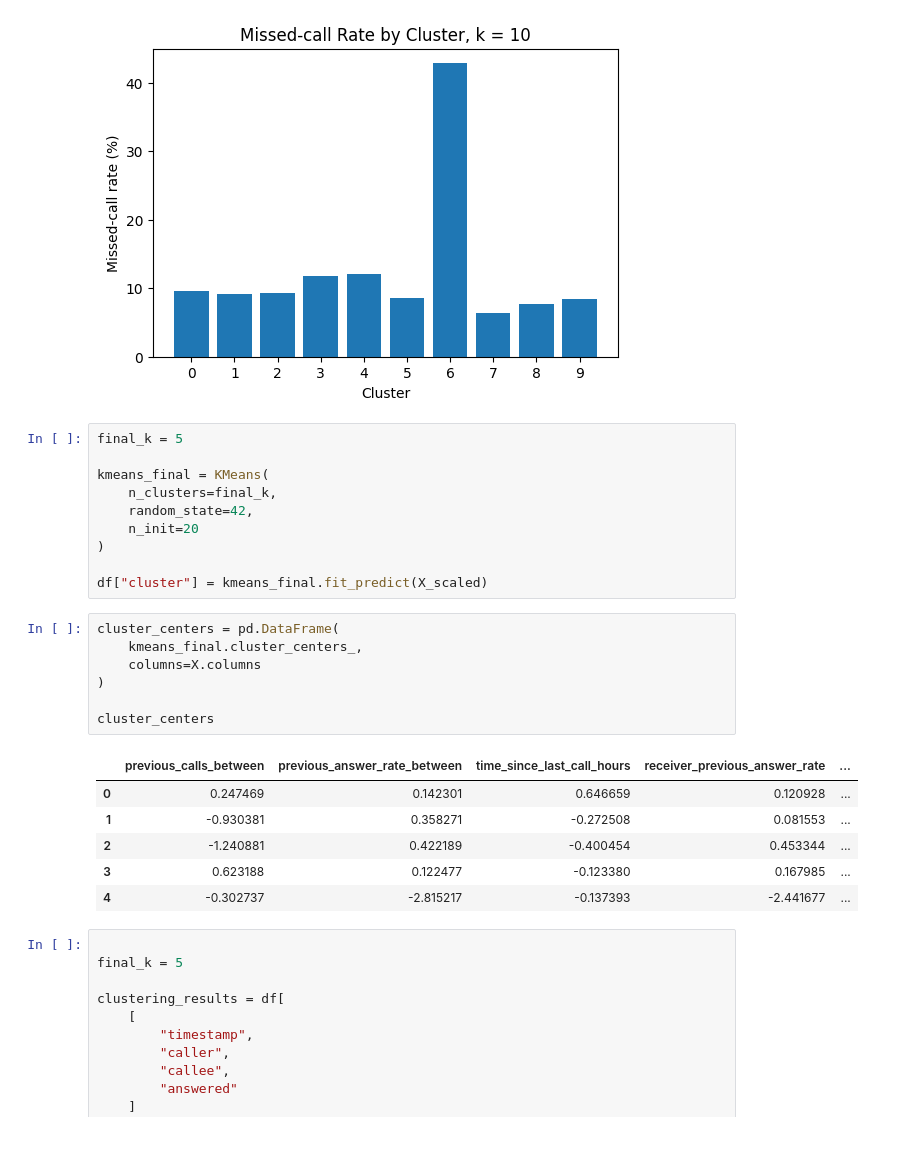
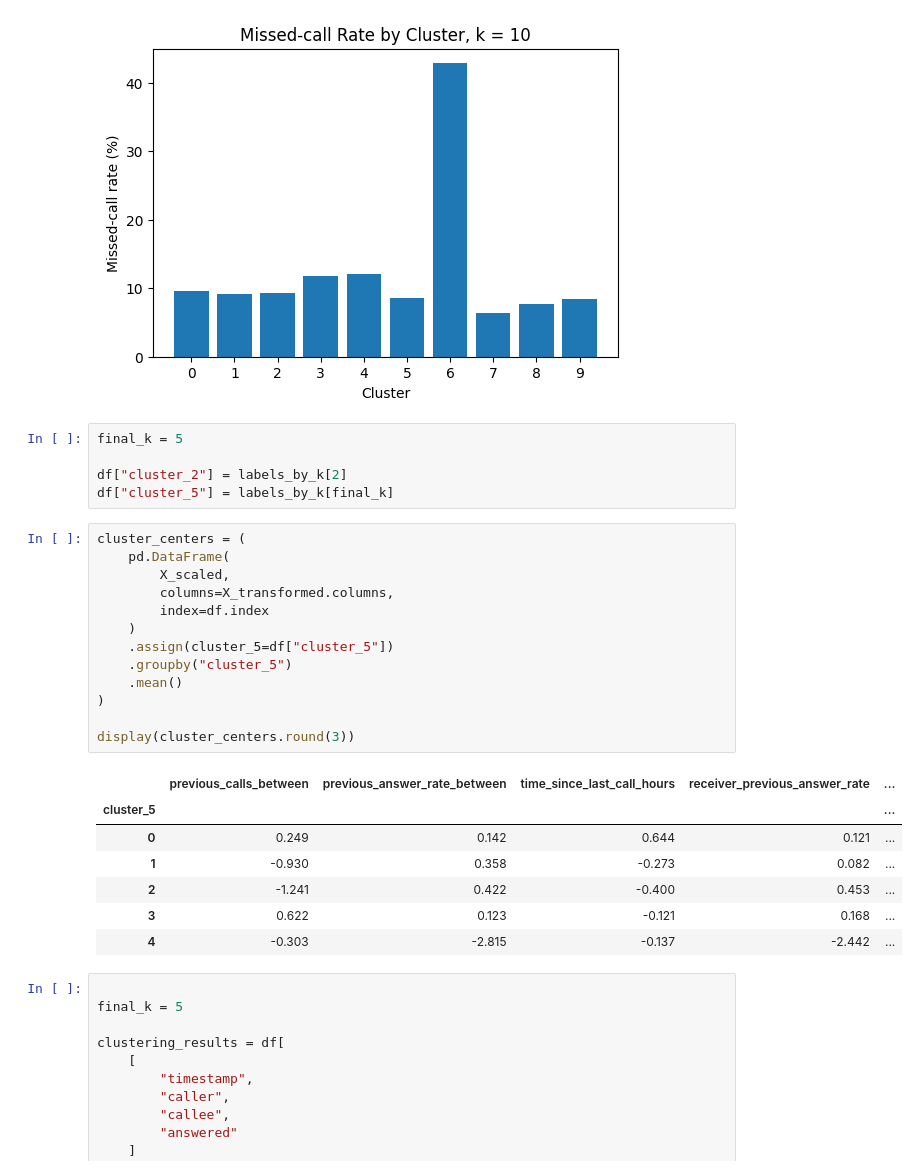
Before and after one commit to sannagunnarsson/DataMining-Project, a Jupyter notebook: notebooks/04_clustering.ipynb, the cells around one changed output. Cells and saved outputs as stored; diff of their text form; blank space fills up the shorter version.

```diff
--- a/notebooks/04_clustering.ipynb
+++ b/notebooks/04_clustering.ipynb
@@ -621,27 +824,29 @@ for k in k_values:
 # %%
 final_k = 5
 
-kmeans_final = KMeans(
-    n_clusters=final_k,
-    random_state=42,
-    n_init=20
-)
-
-df["cluster"] = kmeans_final.fit_predict(X_scaled)
+df["cluster_2"] = labels_by_k[2]
+df["cluster_5"] = labels_by_k[final_k]
 # %%
-cluster_centers = pd.DataFrame(
-    kmeans_final.cluster_centers_,
-    columns=X.columns
+cluster_centers = (
+    pd.DataFrame(
+        X_scaled,
+        columns=X_transformed.columns,
+        index=df.index
+    )
+    .assign(cluster_5=df["cluster_5"])
+    .groupby("cluster_5")
+    .mean()
 )
 
-cluster_centers
+display(cluster_centers.round(3))
 # %% [output]
 |  | previous_calls_between | previous_answer_rate_between | time_since_last_call_hours | receiver_previous_answer_rate | ... |
-| 0 | 0.247469 | 0.142301 | 0.646659 | 0.120928 | ... |
-| 1 | -0.930381 | 0.358271 | -0.272508 | 0.081553 | ... |
-| 2 | -1.240881 | 0.422189 | -0.400454 | 0.453344 | ... |
-| 3 | 0.623188 | 0.122477 | -0.123380 | 0.167985 | ... |
-| 4 | -0.302737 | -2.815217 | -0.137393 | -2.441677 | ... |
+| cluster_5 |  |  |  |  | ... |
+| 0 | 0.249 | 0.142 | 0.644 | 0.121 | ... |
+| 1 | -0.930 | 0.358 | -0.273 | 0.082 | ... |
+| 2 | -1.241 | 0.422 | -0.400 | 0.453 | ... |
+| 3 | 0.622 | 0.123 | -0.121 | 0.168 | ... |
+| 4 | -0.303 | -2.815 | -0.137 | -2.442 | ... |
 # %%
 
 final_k = 5
```
Also changed, not shown: parts of 5 cells of this notebook, 3 other files.
